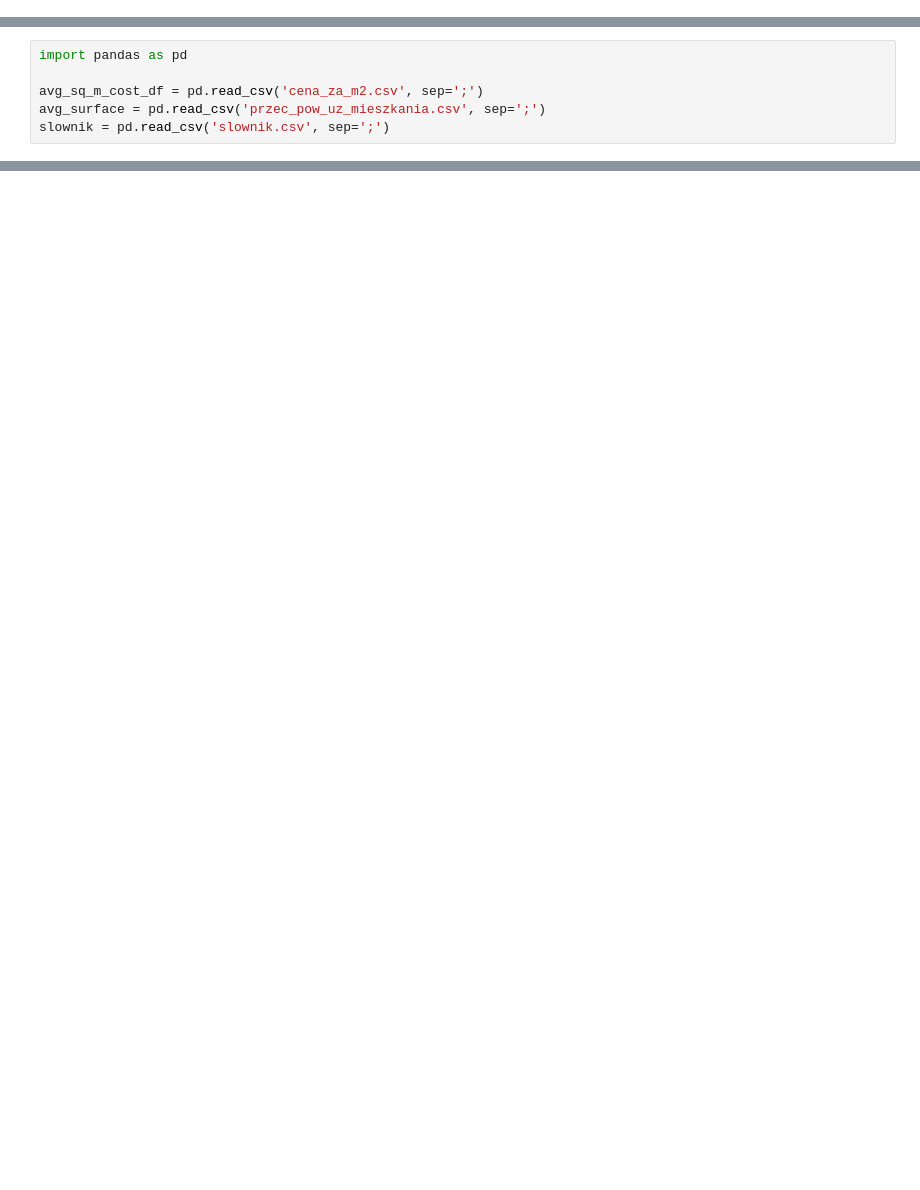
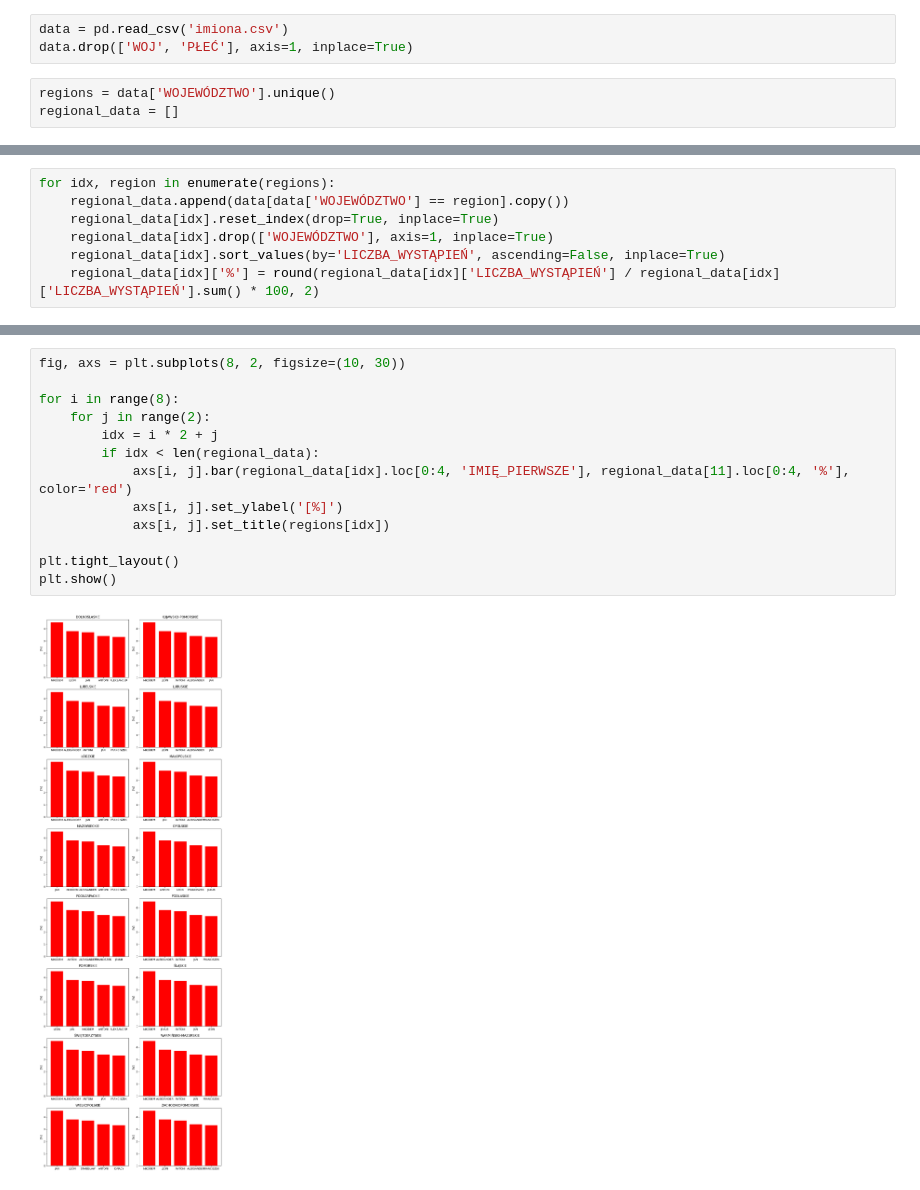
Before and after one commit to Wooyceps/polish-male-newborn-names-2023-data-analysis, a Jupyter notebook: main.ipynb, the cells around one changed output, grey strips where cells are left out. Drawn from its saved outputs; the diff is of its cells as text; blank space fills up the shorter version.

```diff
--- a/main.ipynb
+++ b/main.ipynb
@@ -0,0 +6,6 @@
+# %%
+data = pd.read_csv('imiona.csv')
+data.drop(['WOJ', 'PŁEĆ'], axis=1, inplace=True)
+# %%
+regions = data['WOJEWÓDZTWO'].unique()
+regional_data = []
@@ -1,6 +15,7 @@
 # %%
-import pandas as pd
-
-avg_sq_m_cost_df = pd.read_csv('cena_za_m2.csv', sep=';')
-avg_surface = pd.read_csv('przec_pow_uz_mieszkania.csv', sep=';')
-slownik = pd.read_csv('slownik.csv', sep=';')
+for idx, region in enumerate(regions):
+    regional_data.append(data[data['WOJEWÓDZTWO'] == region].copy())
+    regional_data[idx].reset_index(drop=True, inplace=True)
+    regional_data[idx].drop(['WOJEWÓDZTWO'], axis=1, inplace=True)
+    regional_data[idx].sort_values(by='LICZBA_WYSTĄPIEŃ', ascending=False, inplace=True)
+    regional_data[idx]['%'] = round(regional_data[idx]['LICZBA_WYSTĄPIEŃ'] / regional_data[idx]['LICZBA_WYSTĄPIEŃ'].sum() * 100, 2)
@@ -21,0 +25,15 @@ slownik.head(10)
+# %%
+fig, axs = plt.subplots(8, 2, figsize=(10, 30))
+
+for i in range(8):
+    for j in range(2):
+        idx = i * 2 + j
+        if idx < len(regional_data):
+            axs[i, j].bar(regional_data[idx].loc[0:4, 'IMIĘ_PIERWSZE'], regional_data[11].loc[0:4, '%'], color='red')
+            axs[i, j].set_ylabel('[%]')
+            axs[i, j].set_title(regions[idx])
+
+plt.tight_layout()
+plt.show()
+# %% [output]
+[figure, added]
```
Also changed, not shown: parts of 8 cells of this notebook, 1 other file.
